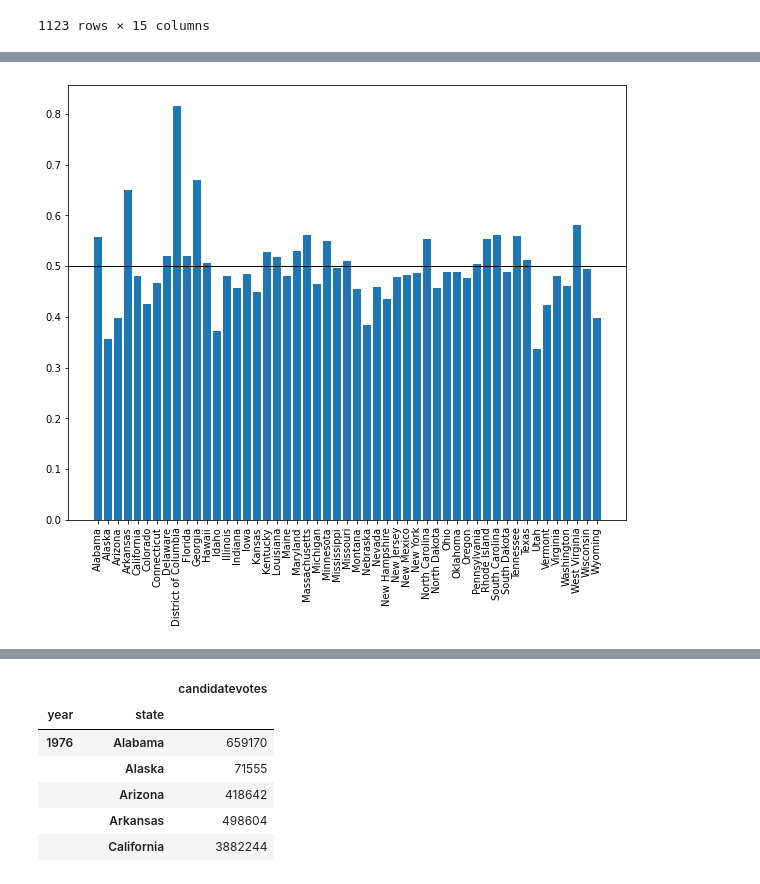
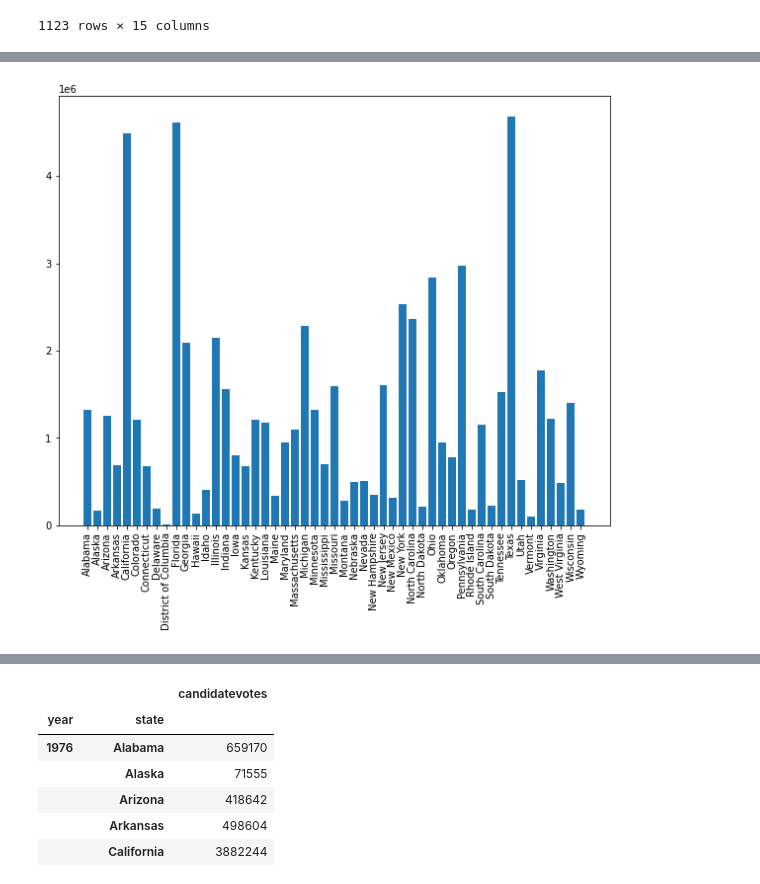
Before and after one commit to Gabby19231/Project-1, a Jupyter notebook: states.ipynb, the cells around one changed output, grey strips where cells are left out. Saved outputs shown, nothing was run; the diff lists cells and outputs as text; code cells hidden in the pictures.

```diff
--- a/states.ipynb
+++ b/states.ipynb
@@ -234,0 +207,3 @@ JimmyDF
+# %%
+TrumpDF = states_DR.loc[states_DR['candidate']=='Trump, Donald J.']
+TrumpDF
@@ -235,8 +239,8 @@ JimmyDF
 # %%
 plt.figure(figsize=(10,8))
-plt.bar(JimmyDF['state'], JimmyDF['percentage'])
+plt.bar(TrumpDF['state'], TrumpDF['candidatevotes'])
 plt.xticks(rotation=90)
-plt.axhline(y=0.50,linewidth=1, color='k')
+#plt.axhline(y=0.50,linewidth=1, color='k')
 plt.show()
 # %% [output]
-[figure, old version]
+[figure, new version]
```
Also changed, not shown: parts of 21 cells of this notebook.
